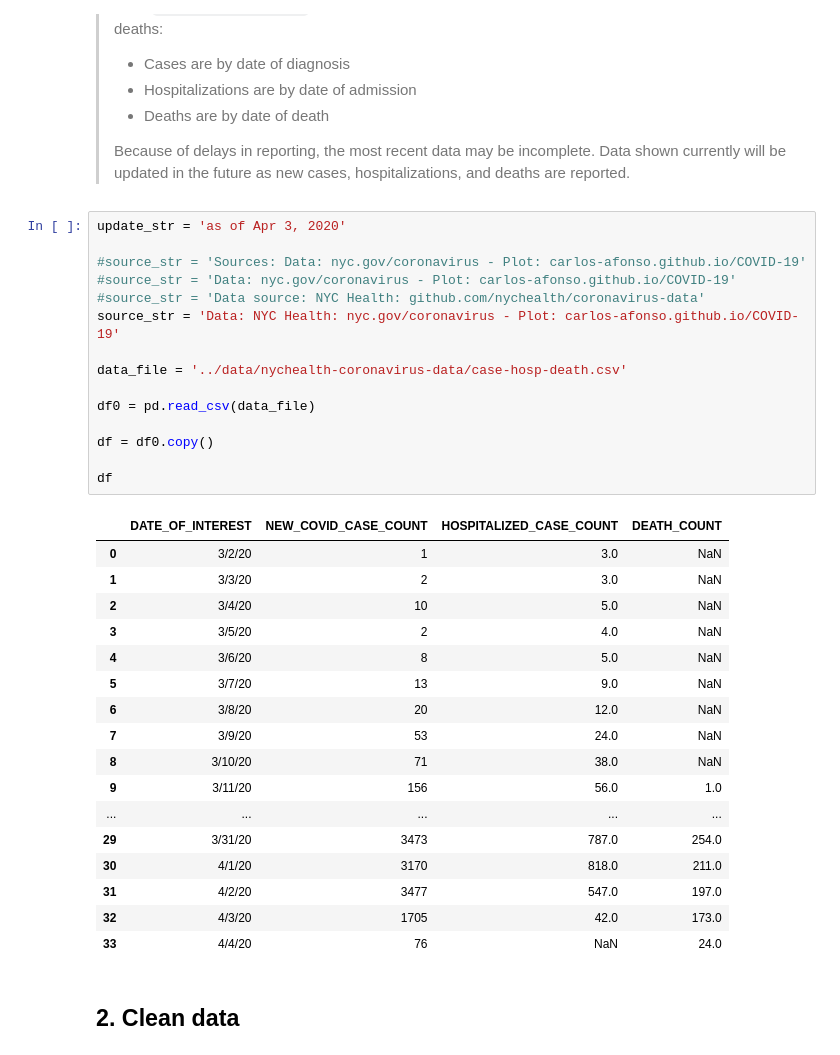
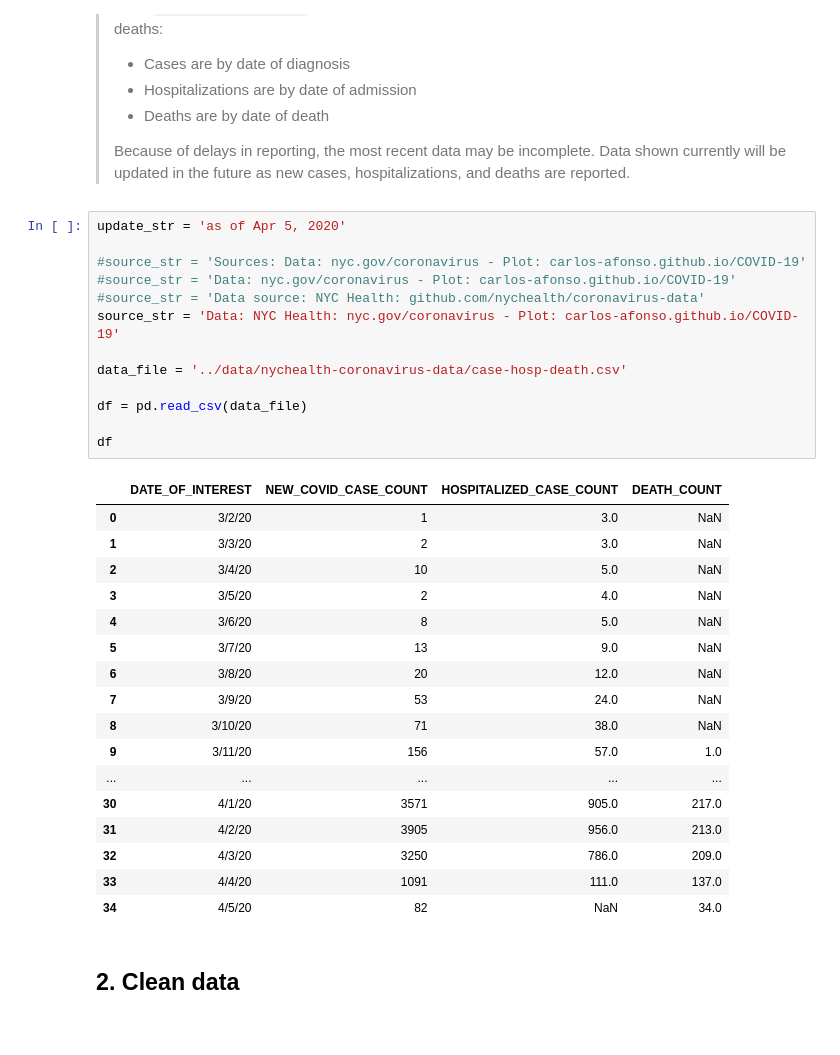
Before and after one commit to carlos-afonso/COVID-19, a Jupyter notebook: notebooks/nyc-covid-19-case-hosp-death.ipynb, the cells around one changed output. Drawn from its saved outputs; the diff is of its cells as text.

```diff
--- a/notebooks/nyc-covid-19-case-hosp-death.ipynb
+++ b/notebooks/nyc-covid-19-case-hosp-death.ipynb
@@ -21,38 +21,36 @@ Data notes from the data source [https://github.com/nychealth/coronavirus-data]:
 >
 > Because of delays in reporting, the most recent data may be incomplete. Data shown currently will be updated in the future as new cases, hospitalizations, and deaths are reported.
 # %%
-update_str = 'as of Apr 3, 2020'
+update_str = 'as of Apr 5, 2020'
 
 #source_str = 'Sources: Data: nyc.gov/coronavirus - Plot: carlos-afonso.github.io/COVID-19'
 #source_str = 'Data: nyc.gov/coronavirus - Plot: carlos-afonso.github.io/COVID-19'
 #source_str = 'Data source: NYC Health: github.com/nychealth/coronavirus-data'
 source_str = 'Data: NYC Health: nyc.gov/coronavirus - Plot: carlos-afonso.github.io/COVID-19'
 
 data_file = '../data/nychealth-coronavirus-data/case-hosp-death.csv'
 
-df0 = pd.read_csv(data_file)
-
-df = df0.copy()
+df = pd.read_csv(data_file)
 
 df
 # %% [output]
 |  | DATE_OF_INTEREST | NEW_COVID_CASE_COUNT | HOSPITALIZED_CASE_COUNT | DEATH_COUNT |
 | 0 | 3/2/20 | 1 | 3.0 | NaN |
 | 1 | 3/3/20 | 2 | 3.0 | NaN |
 | 2 | 3/4/20 | 10 | 5.0 | NaN |
 | 3 | 3/5/20 | 2 | 4.0 | NaN |
 | 4 | 3/6/20 | 8 | 5.0 | NaN |
 | 5 | 3/7/20 | 13 | 9.0 | NaN |
 | 6 | 3/8/20 | 20 | 12.0 | NaN |
 | 7 | 3/9/20 | 53 | 24.0 | NaN |
 | 8 | 3/10/20 | 71 | 38.0 | NaN |
-| 9 | 3/11/20 | 156 | 56.0 | 1.0 |
+| 9 | 3/11/20 | 156 | 57.0 | 1.0 |
 | ... | ... | ... | ... | ... |
-| 29 | 3/31/20 | 3473 | 787.0 | 254.0 |
-| 30 | 4/1/20 | 3170 | 818.0 | 211.0 |
-| 31 | 4/2/20 | 3477 | 547.0 | 197.0 |
-| 32 | 4/3/20 | 1705 | 42.0 | 173.0 |
-| 33 | 4/4/20 | 76 | NaN | 24.0 |
+| 30 | 4/1/20 | 3571 | 905.0 | 217.0 |
+| 31 | 4/2/20 | 3905 | 956.0 | 213.0 |
+| 32 | 4/3/20 | 3250 | 786.0 | 209.0 |
+| 33 | 4/4/20 | 1091 | 111.0 | 137.0 |
+| 34 | 4/5/20 | 82 | NaN | 34.0 |
 # %% [markdown]
 ## 2. Clean data
 # %% [markdown]
```
Also changed, not shown: parts of 8 cells of this notebook, 2 other files.
